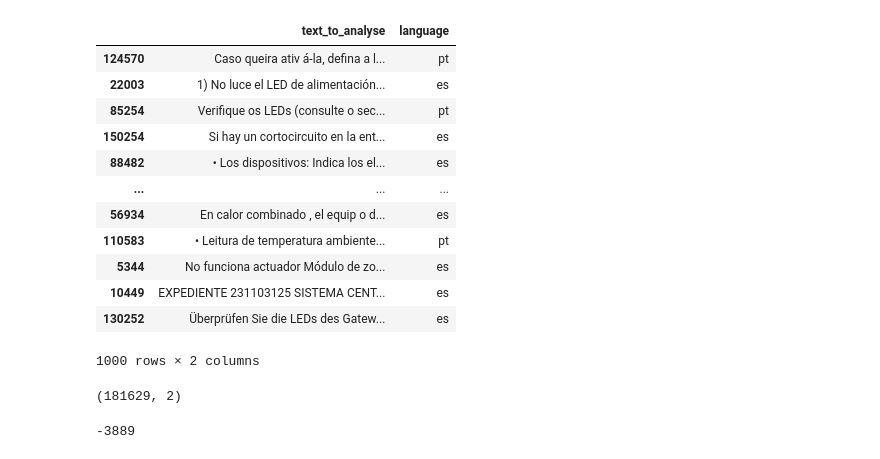
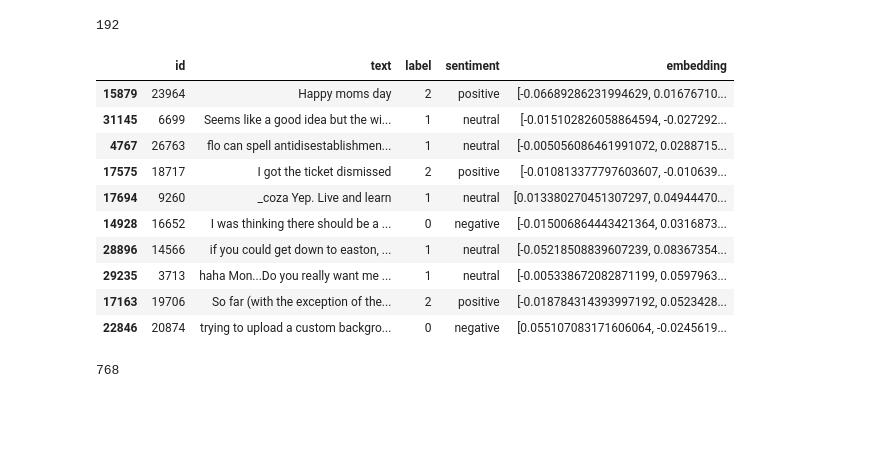
Before and after one commit to voliveira-airzonecontrol/myzone, a Jupyter notebook: src/notebooks/Teste.ipynb, the cells around one changed output. Drawn from its saved outputs; the diff is of its cells as text; code cells hidden in the pictures; blank space fills up the shorter version.

```diff
--- a/src/notebooks/Teste.ipynb
+++ b/src/notebooks/Teste.ipynb
@@ -19,16 +99,20 @@ df.shape
+# %%
+len(param_combinations)
+# %% [output]
+192
+# %%
+df = pd.read_parquet("../../DATA/train_data.parquet")
 # %%
-df.sample(1000)
+df.sample(10)
 # %% [output]
-|  | text_to_analyse | language |
-| 124570 | Caso queira ativ á-la, defina a l... | pt |
-| 22003 | 1) No luce el LED de alimentación... | es |
-| 85254 | Verifique os LEDs (consulte o sec... | pt |
-| 150254 | Si hay un cortocircuito en la ent... | es |
-| 88482 | • Los dispositivos: Indica los el... | es |
-| ... | ... | ... |
-| 56934 | En calor combinado , el equip o d... | es |
-| 110583 | • Leitura de temperatura ambiente... | pt |
-| 5344 | No funciona actuador Módulo de zo... | es |
-| 10449 | EXPEDIENTE 231103125 SISTEMA CENT... | es |
-| 130252 | Überprüfen Sie die LEDs des Gatew... | es |
+|  | id | text | label | sentiment | embedding |
+| 15879 | 23964 | Happy moms day | 2 | positive | [-0.06689286231994629, 0.01676710... |
+| 31145 | 6699 | Seems like a good idea but the wi... | 1 | neutral | [-0.015102826058864594, -0.027292... |
+| 4767 | 26763 | flo can spell antidisestablishmen... | 1 | neutral | [-0.005056086461991072, 0.0288715... |
+| 17575 | 18717 | I got the ticket dismissed | 2 | positive | [-0.010813377797603607, -0.010639... |
+| 17694 | 9260 | _coza Yep. Live and learn | 1 | neutral | [0.013380270451307297, 0.04944470... |
+| 14928 | 16652 | I was thinking there should be a ... | 0 | negative | [-0.015006864443421364, 0.0316873... |
+| 28896 | 14566 | if you could get down to easton, ... | 1 | neutral | [-0.05218508839607239, 0.08367354... |
+| 29235 | 3713 | haha Mon...Do you really want me ... | 1 | neutral | [-0.005338672082871199, 0.0597963... |
+| 17163 | 19706 | So far (with the exception of the... | 2 | positive | [-0.018784314393997192, 0.0523428... |
+| 22846 | 20874 | trying to upload a custom backgro... | 0 | negative | [0.055107083171606064, -0.0245619... |
-1000 rows × 2 columns
@@ -37,8 +119,4 @@ old_corpus = pd.read_csv("../../DATA/processed/2024-05-15/corpus_spanish.csv", s
-# %%
-old_corpus.shape
-# %% [output]
-(181629, 2)
-# %%
-df.shape[0] - old_corpus.shape[0]
-# %% [output]
--3889
+# %%
+len(df["embedding"].values[0])
+# %% [output]
+768
```
Also changed, not shown: parts of 18 cells of this notebook, 27 other files.
